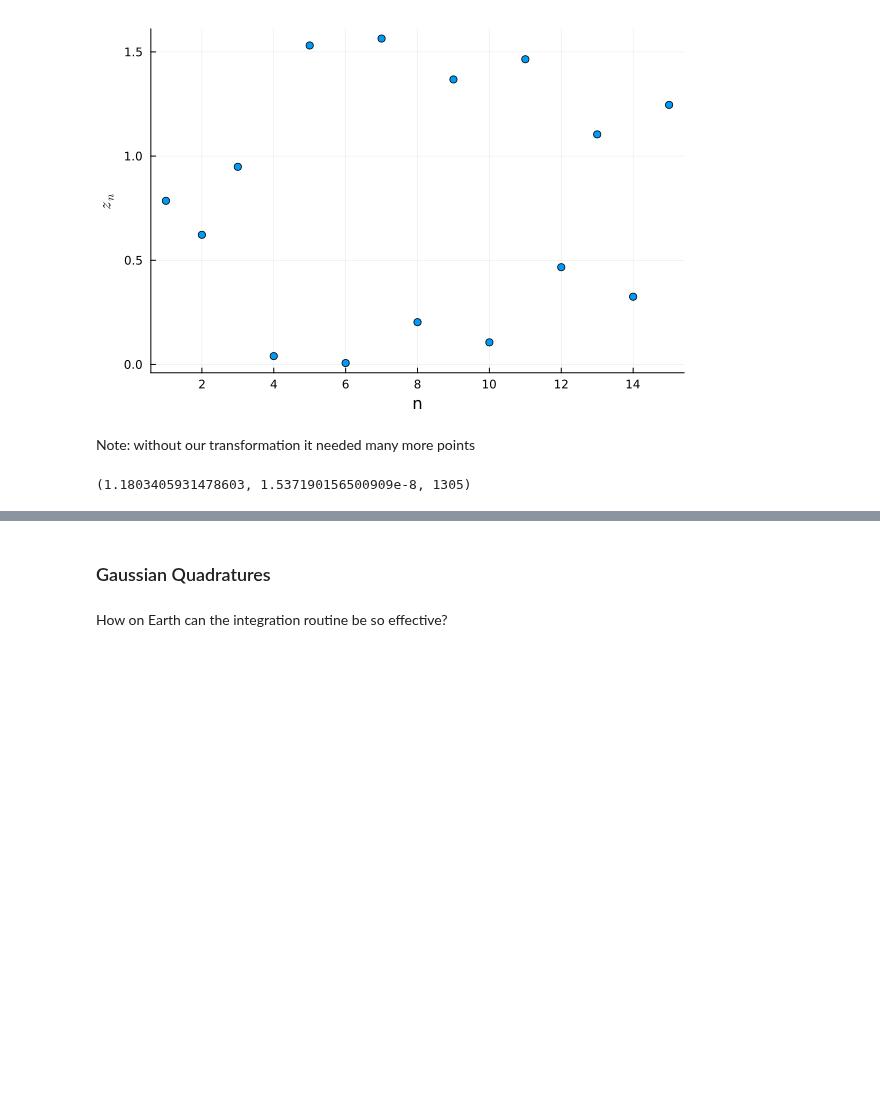
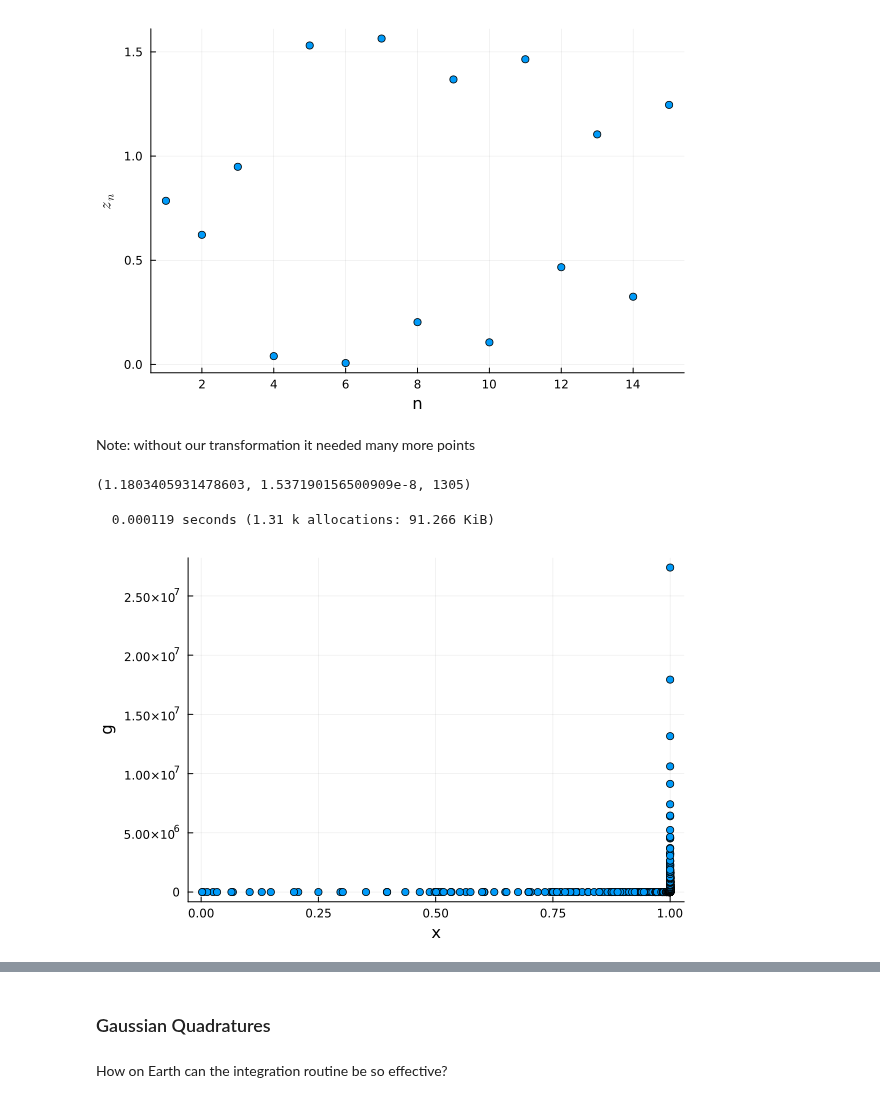
Before and after one commit to em256/phys4480, a Jupyter notebook: _sources/Integration Followup.ipynb, the cells around one changed output, grey strips where cells are left out. Saved outputs shown, nothing was run; the diff lists cells and outputs as text; code cells hidden in the pictures; blank space fills up the shorter version.

```diff
--- a/_sources/Integration Followup.ipynb
+++ b/_sources/Integration Followup.ipynb
@@ -84,3 +80,15 @@ Note:  without our transformation it needed many more points
 quadgk_count(x->PeriodIntegrand(x,pi/2),0,1)
 # %% [output]
 (1.1803405931478603, 1.537190156500909e-8, 1305)
+# %%
+evaluations=Tuple{Float64,Float64}[]
+function g!(x)
+    val=PeriodIntegrand(x,pi/2)
+    push!(evaluations,(x,val))
+    return val
+end
+@time quadgk(g!,0,1)
+scatter(evaluations;xlabel="x",ylabel="g",label="")
+# %% [output]
+  0.000119 seconds (1.31 k allocations: 91.266 KiB)
+[figure, added]
```
Also changed, not shown: parts of 7 cells of this notebook, 9 other files.
